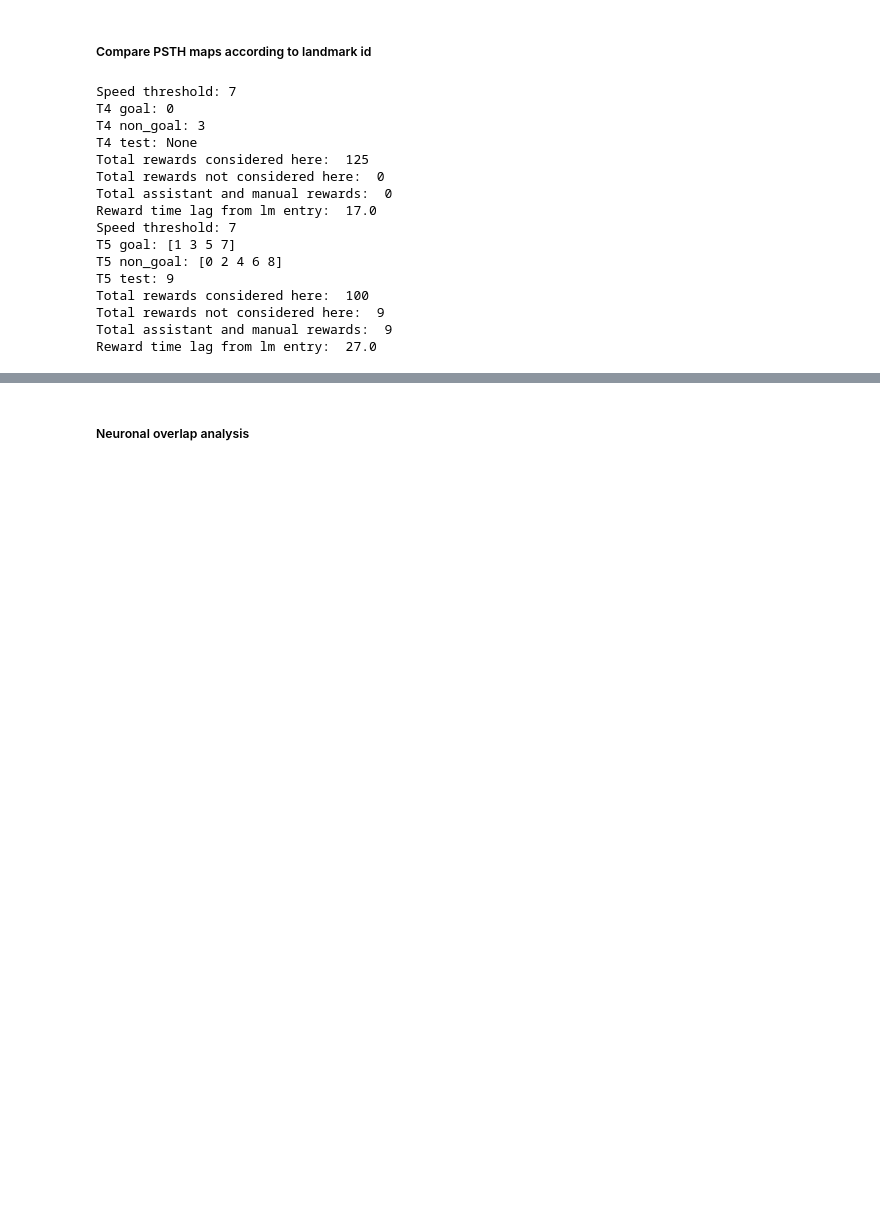
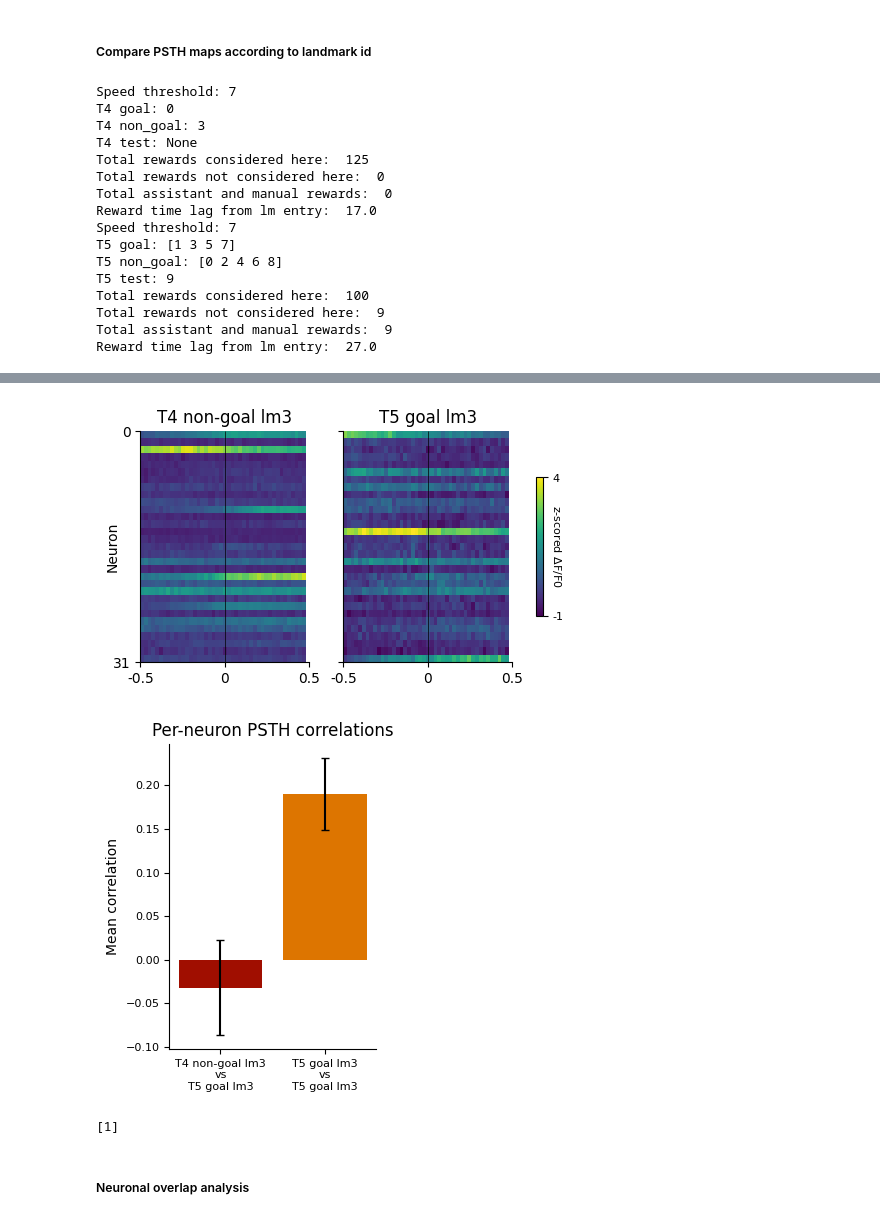
Before and after one commit to AthinaApostolelli/VR_ABCD, a Jupyter notebook: Explore_neural_data_sessions.ipynb, the cells around one changed output, grey strips where cells are left out. Drawn from its saved outputs; the diff is of its cells as text; code cells hidden in the pictures; blank space fills up the shorter version.

```diff
--- a/Explore_neural_data_sessions.ipynb
+++ b/Explore_neural_data_sessions.ipynb
@@ -485,5 +503,49 @@ nongoal_lm_id_psth, average_nongoal_lm_id_psth = get_psth(data=session_data[sess
 # %%
 # 3. Compare T4 non-goal PSTH vs T5 reward PSTH for that landmark
+sess_goal = 1       # session where landmark of interest is goal
+sess_nongoal = 0    # session where landmark of interest is non-goal
+lm = session_struct[sess_nongoal]['non_goal_landmark_id']
+conditions = [f'T{prot} goal lm{lm}' if p == sess_goal else f'T{prot} non-goal lm{lm}' for p, prot in enumerate(protocol_nums)]
+color_scheme = palettes.met_brew('Johnson', n=len(conditions)*2, brew_type="continuous")
+goal_label_map = {1: 'A', 2: 'B', 3: 'C', 4: 'D', '1': 'A', '2': 'B', '3': 'C', '4': 'D', 'A': 'A', 'B': 'B', 'C': 'C', 'D': 'D'}
+ref_goal = (np.where(session_struct[sess_goal]['goal_landmark_id'] == session_struct[sess_nongoal]['non_goal_landmark_id'])[0] + 1)[0]
+goal_id = goal_label_map.get(ref_goal, str(ref_goal))
+
+# Find landmark indices for landmark that is rewarded in T5 and not in T4
+lm_idx = np.where(session_struct[sess_nongoal]['all_lms'] == lm)[0]
+
+# Get 'reward' indices for these landmarks
+nidaq_data = load_nidaq_behaviour_data(os.path.join(basepath, animal, sessions_to_align[sess_nongoal]))
+lm_rew_idx = get_imag_rew_idx(nidaq_data=nidaq_data, session=session_struct[sess_nongoal], lm_idx=lm_idx)
+
+# Get PSTH for these events (use all neurons)
+nongoal_lm_id_psth, average_nongoal_lm_id_psth = get_psth(data=session_data[sess_nongoal], neurons=neurons_considered[sess_nongoal], event_idx=lm_rew_idx, \
+                                                            time_around=time_around)
+
+# Using reward-tuned neurons from sess_goal for specific goal
+neurons_goal = np.array(neurons_considered_sessions[sess_goal])[tracked_reward_id_tuned_idx[sess_goal][ref_goal]]    # ids of tracked neurons that are reward-tuned and goal-specific
+neuron_idx_goal = np.where(np.isin(neurons_considered[sess_goal], neurons_goal))[0]   # indices of these neurons inside their original list of neurons considered
+
+neurons_nongoal = np.array(neurons_considered_sessions[sess_nongoal])[tracked_reward_id_tuned_idx[sess_goal][ref_goal]]
+neuron_idx_nongoal = np.where(np.isin(neurons_considered[sess_nongoal], neurons_nongoal))[0]
+
+average_psths = [average_nongoal_lm_id_psth[neuron_idx_nongoal], results_rewards[s]['average_reward_id_psth'][()][ref_goal][neuron_idx_goal]]
+psths = [nongoal_lm_id_psth[neuron_idx_nongoal], results_rewards[s]['reward_id_psth'][()][ref_goal][neuron_idx_goal]]
+
+plot_all_sessions_goal_psth_map(all_average_psths=average_psths, conditions=conditions, zscoring=True, ref_session=1, sorting_goal=1, \
+                                    time_around=time_around, funcimg_frame_rate=45, save_plot=False, savepath=savepath, \
+                                    savedir='RewardPSTH_RewardTunedNeurons', filename=f'B-lm{lm}_T{protocol_nums[sess_goal]}-Reward{goal_id}-TunedNeurons_PSTH')
+
+_ = get_map_correlation(psths=psths, average_psths=average_psths, conditions=conditions, zscoring=True, reference=1, color_scheme=color_scheme, \
+                        save_plot=False, savepath=savepath, savedir='RewardPSTH_RewardTunedNeurons', \
+                            filename=f'B-lm{lm}_FiringMap_correlation_T{protocol_nums[sess_goal]}-Reward{goal_id}-TunedNeurons')
+# %% [output]
+[figure, added]
+[figure, added]
+# %%
+print(np.where(session_struct[1]['goal_landmark_id'] == session_struct[0]['non_goal_landmark_id'])[0])
+# %% [output]
+[1]
 # %% [markdown]
 ##### Neuronal overlap analysis
 # %%
```
Also changed, not shown: parts of 4 cells of this notebook.
